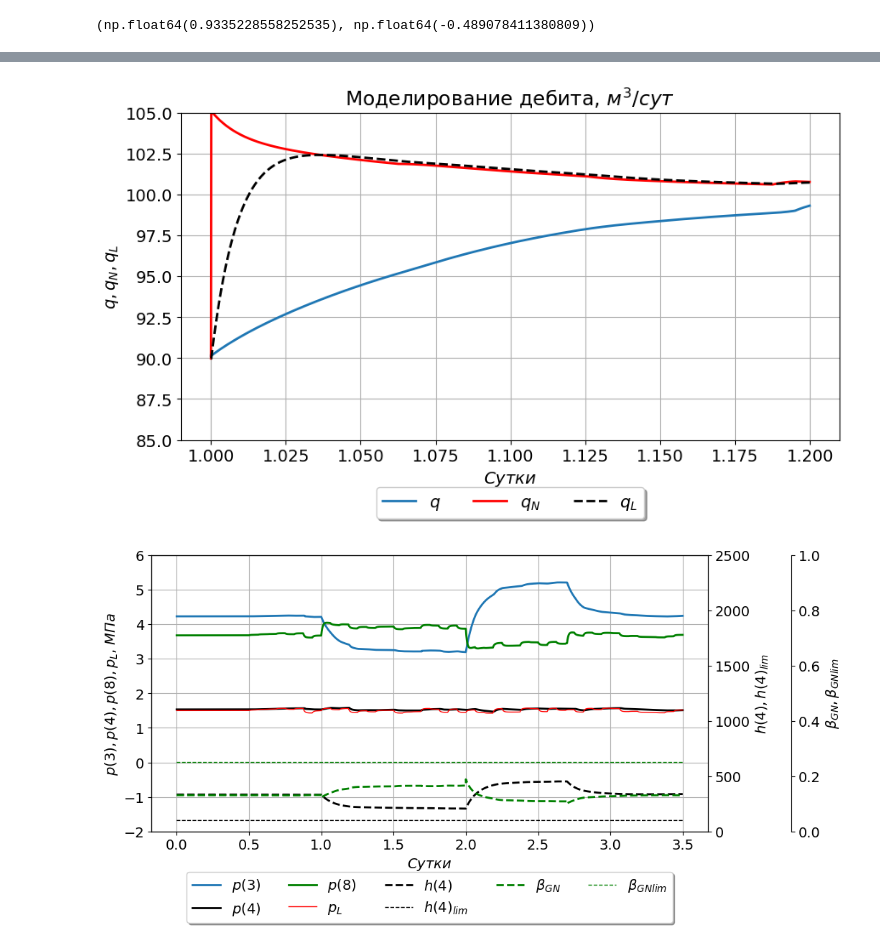
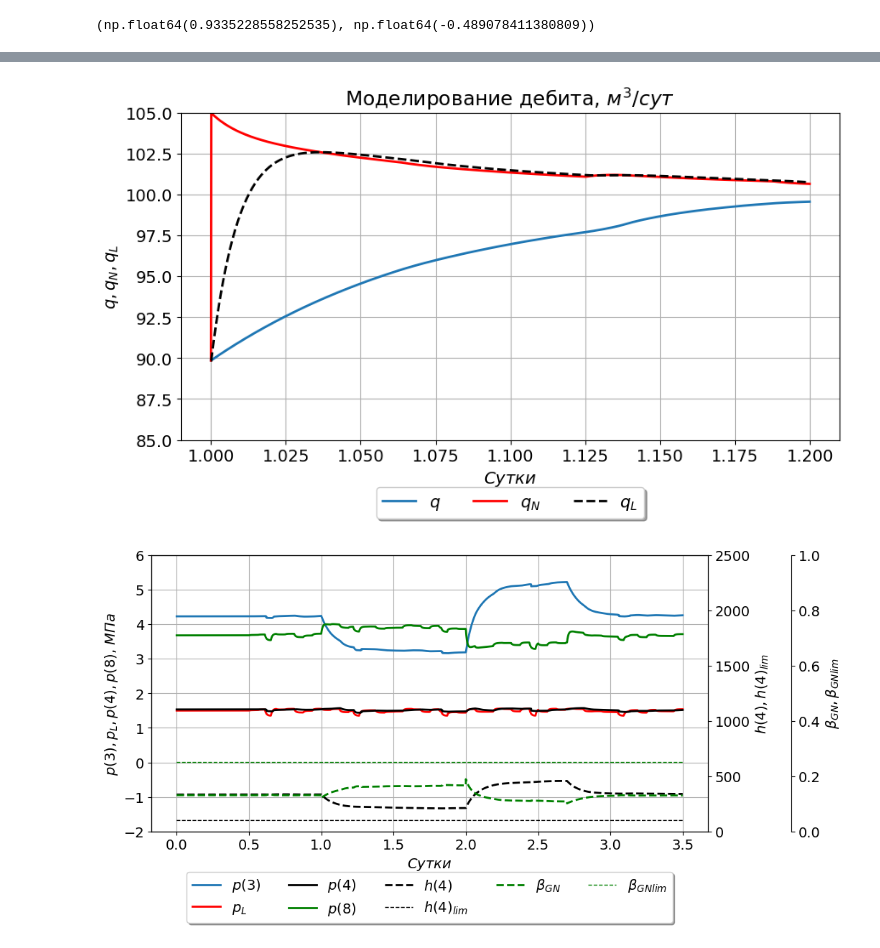
Before and after one commit to IANovoselov/well, a Jupyter notebook: well.ipynb, the cells around one changed output, grey strips where cells are left out. Drawn from its saved outputs; the diff is of its cells as text; code cells hidden in the pictures.

```diff
--- a/well.ipynb
+++ b/well.ipynb
@@ -303,7 +303,7 @@ class Well:
           if self.agzu.agzu_is_on is False and self.p_L_change_enable:
 
               if _k >= self.p_L_change:
-                self.p_L_rand = random.uniform(0.95 * p_L, 1.05 * p_L)
+                self.p_L_rand = random.uniform(0.96 * p_L, 1.04 * p_L)
                 self.p_L_change += 625
 
         # Шаг по Эйлеру
@@ -312,7 +312,7 @@ class Well:
         self.p_2 =  self.taransfer_function(self.p_2, self.reservoir.p_R- self.reservoir.r_2*self.q, self.reservoir.T_2)
         self.h_4 =  self.h_4 + (dt/self.params.S_t)*(self.q-self.pump.q_N)
         self.q_L =  self.taransfer_function(self.q_L, self.pump.q_N, self.pump.t_N)
-        self.p_L = self.p_L + (dt/(self.pump.t_N))*(self.p_L_rand - self.p_L)
+        self.p_L =  self.p_L + (dt/(self.pump.t_N))*(self.p_L_rand - self.p_L)
 
         self.pump.set_w_by_program(_k * dt, dt)
 
@@ -430,7 +430,7 @@ pump.w = pump._w = 1
 pump.smooth_enable = False
 
 agzu = AGZU()
-agzu.enable = False
+agzu.enable = True
 
 w_program = {1: 1.065556, 2: 0.9335, 2.7: 1}
 well = Well(oil, pump, reservoir, well_params, agzu)
@@ -638,27 +638,27 @@ plot_data = [
 
 build_plot(x, plot_data, 'Моделирование дебита, $м^3/сут$', y_scale = [Scale(min=85, max=105)], x_scale=Scale(min=1, max=1.2))
 # %% [output]
-[figure, old version]
+[figure, new version]
 # %%
 plot_data = [
              (PlotData(df['p_3'], '', 2, 'p(3)'),
+              PlotData(df['p_L'], 'r', 2, 'p_L'),
               PlotData(df['p_4'], 'k', 2, 'p(4)'),
               PlotData(df['p_8'], 'g', 2, 'p(8)'),
-              PlotData(df['p_L'], 'r', 1, 'p_L')
               ),
 
              (PlotData(df['h_4'], 'k--', 2, 'h(4)'),
               PlotData(pd.Series([h_lim]*k), 'k--', 1, 'h(4)_{lim}')
               ),
 
              (PlotData(df['betta_GN'], 'g--', 2, '\\beta_{GN}'),
               PlotData(pd.Series([betta_G_lim]*k), 'g--', 1, '\\beta_{GNlim}')
               ),
             ]
 
 build_plot(x, plot_data, None, y_scale = [Scale(min=-2, max=6), Scale(min=0, max=2500), Scale(min=0, max=1)], mu='$МПа$')
 # %% [output]
-[figure, old version]
+[figure, new version]
 # %%
 import numpy as np
 import matplotlib.pyplot as plt
```
Also changed, not shown: parts of 14 cells of this notebook.
